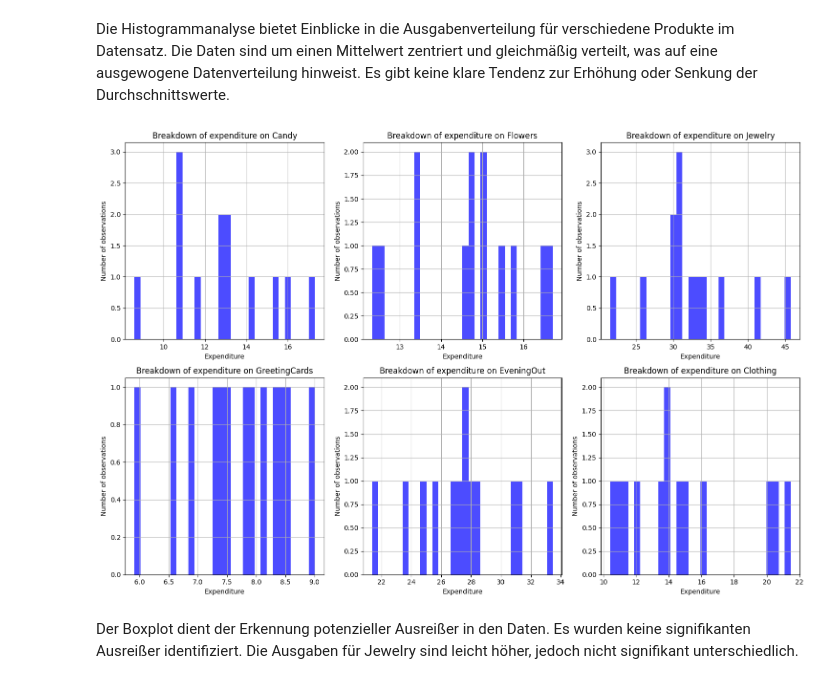
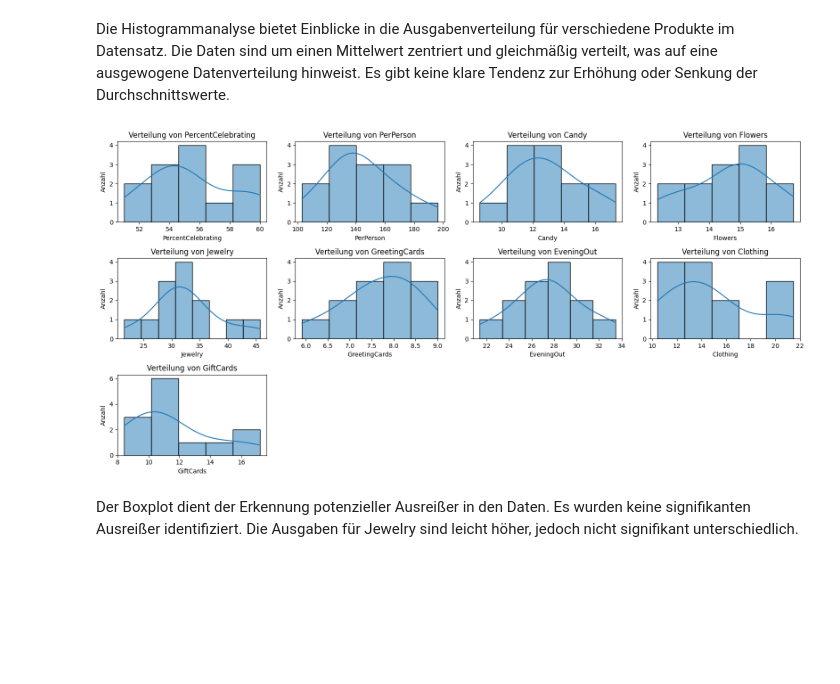
Before and after one commit to olgagolban1/DataExploration, a Jupyter notebook: projectml.ipynb, the cells around one changed output. Saved outputs shown, nothing was run; the diff lists cells and outputs as text; code cells hidden in the pictures; blank space fills up the shorter version.

```diff
--- a/projectml.ipynb
+++ b/projectml.ipynb
@@ -181,32 +174,29 @@ GiftCards        0
 dtype: int64
 # %% [markdown]
 Die Histogrammanalyse bietet Einblicke in die Ausgabenverteilung für verschiedene Produkte im Datensatz. Die Daten sind um einen Mittelwert zentriert und gleichmäßig verteilt, was auf eine ausgewogene Datenverteilung hinweist. Es gibt keine klare Tendenz zur Erhöhung oder Senkung der Durchschnittswerte.
-# %%
-#Balancing of the data set
-
-df = pd.read_csv('historical_spending.csv')
-# Liste der relevanten Spalten (außer 'Year')
-categories = df.columns[3:-1]
-
-num_plots = len(categories)
-num_cols = 3
-num_rows = -(-num_plots // num_cols)
-
-plt.figure(figsize=(15, 5 * num_rows))
-
-#create subplots
-for i, category in enumerate(categories, 1):
-    plt.subplot(num_rows, num_cols, i)
-    plt.hist(df[category], bins=30, color='blue', alpha=0.7)
-    plt.title(f'Breakdown of expenditure on {category}')
-    plt.xlabel('Expenditure')
-    plt.ylabel('Number of observations')
-    plt.grid(True)
-
-plt.tight_layout()
-plt.show()
-# %% [output]
-[figure, removed]
+# %%
+features = df.columns[1:]
+num_features = len(features)
+num_rows = math.ceil(num_features / 4)
+num_cols = min(num_features, 4)
+
+fig, axs = plt.subplots(num_rows, num_cols, figsize=(16, 8))
+axs = axs.flatten()
+
+for i, feature in enumerate(features):
+    sns.histplot(df[feature], kde=True, ax=axs[i])
+    axs[i].set_title(f'Verteilung von {feature}')
+    axs[i].set_xlabel(feature)
+    axs[i].set_ylabel('Anzahl')
+
+# Verbleibende Subplots entfernen
+for j in range(i+1, len(axs)):
+    axs[j].axis('off')
+
+plt.tight_layout()
+plt.show()
+# %% [output]
+[figure, added]
 # %%
 df = pd.read_csv('historical_spending.csv')
 # %% [markdown]
```
Also changed, not shown: parts of 36 cells of this notebook, 2 other files.
